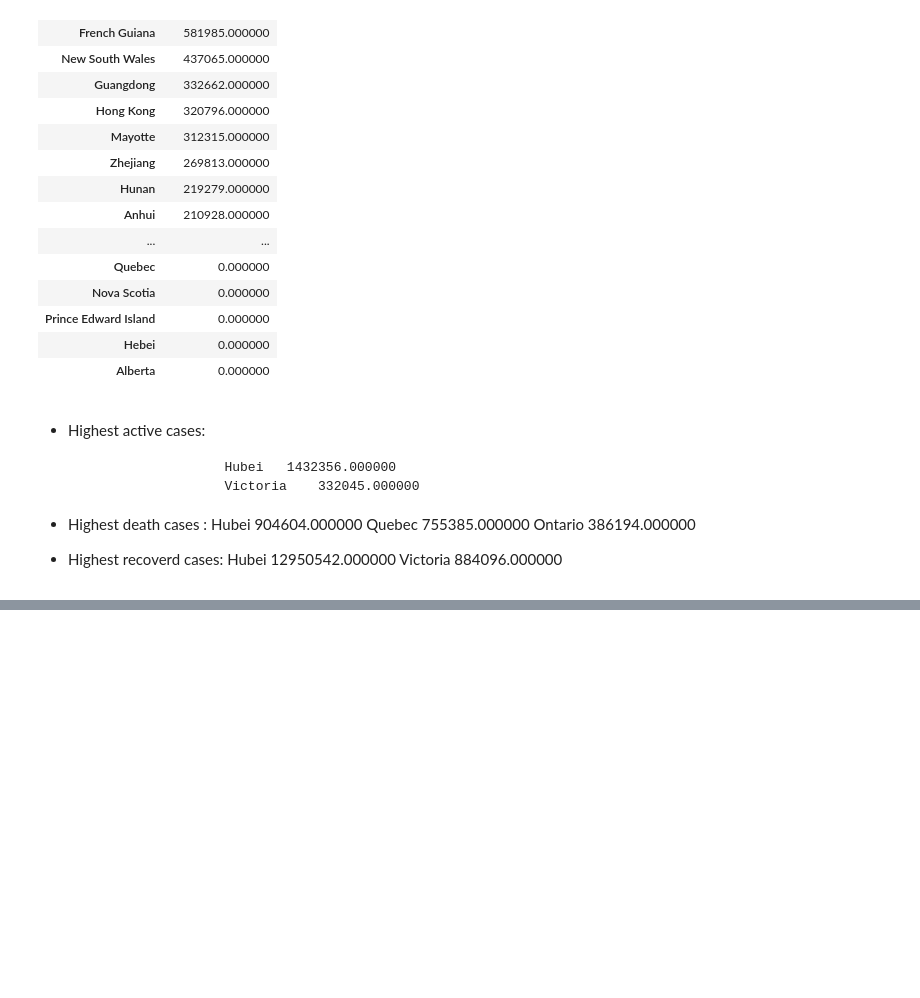
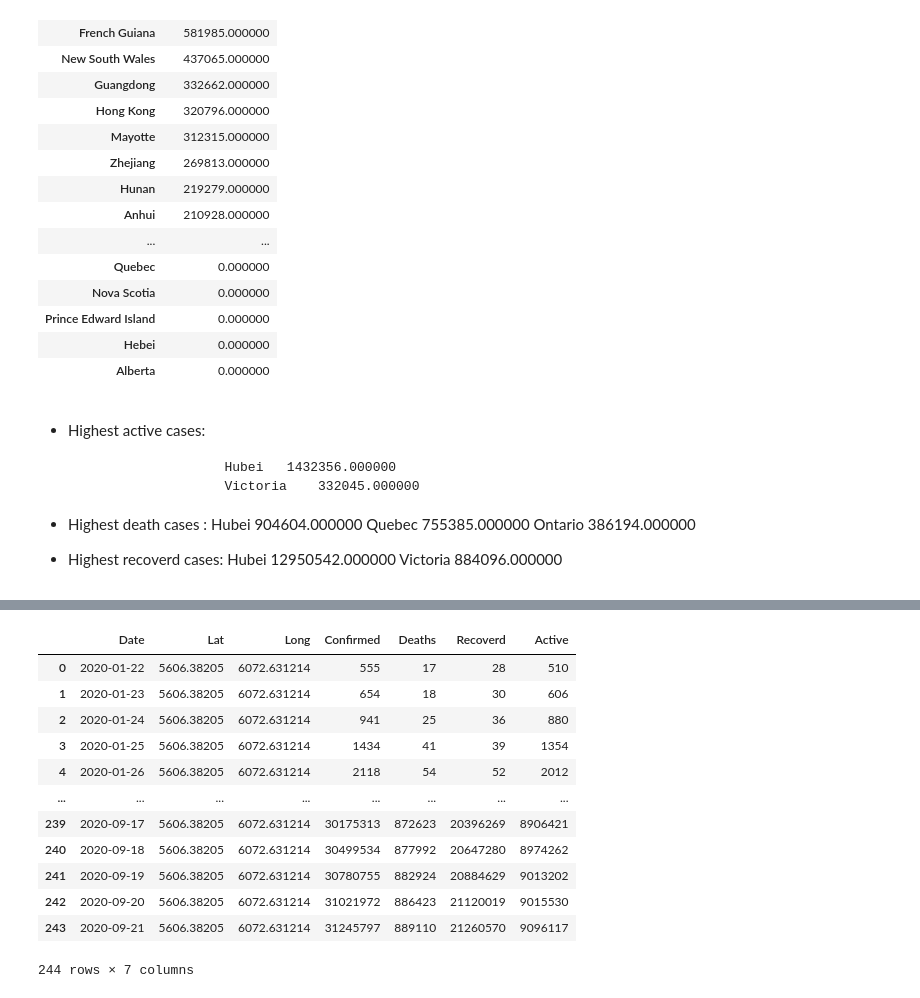
Before and after one commit to KrishnaDesai16/Covid19CovidPrediction-, a Jupyter notebook: Covid19Prediction.ipynb, the cells around one changed output, grey strips where cells are left out. Saved outputs shown, nothing was run; the diff lists cells and outputs as text; code cells hidden in the pictures; blank space fills up the shorter version.

```diff
--- a/Covid19Prediction.ipynb
+++ b/Covid19Prediction.ipynb
@@ -350,0 +348,20 @@ Data.set_index('Date')
+# %%
+Data.drop('Unnamed: 0',axis=1,inplace=True)
+# %%
+data=Data.groupby('Date')[['Lat','Long','Date','Confirmed','Deaths','Recoverd','Active']].sum().reset_index()
+# %%
+data
+# %% [output]
+|  | Date | Lat | Long | Confirmed | Deaths | Recoverd | Active |
+| 0 | 2020-01-22 | 5606.38205 | 6072.631214 | 555 | 17 | 28 | 510 |
+| 1 | 2020-01-23 | 5606.38205 | 6072.631214 | 654 | 18 | 30 | 606 |
+| 2 | 2020-01-24 | 5606.38205 | 6072.631214 | 941 | 25 | 36 | 880 |
+| 3 | 2020-01-25 | 5606.38205 | 6072.631214 | 1434 | 41 | 39 | 1354 |
+| 4 | 2020-01-26 | 5606.38205 | 6072.631214 | 2118 | 54 | 52 | 2012 |
+| ... | ... | ... | ... | ... | ... | ... | ... |
+| 239 | 2020-09-17 | 5606.38205 | 6072.631214 | 30175313 | 872623 | 20396269 | 8906421 |
+| 240 | 2020-09-18 | 5606.38205 | 6072.631214 | 30499534 | 877992 | 20647280 | 8974262 |
+| 241 | 2020-09-19 | 5606.38205 | 6072.631214 | 30780755 | 882924 | 20884629 | 9013202 |
+| 242 | 2020-09-20 | 5606.38205 | 6072.631214 | 31021972 | 886423 | 21120019 | 9015530 |
+| 243 | 2020-09-21 | 5606.38205 | 6072.631214 | 31245797 | 889110 | 21260570 | 9096117 |
+244 rows × 7 columns
```
Also changed, not shown: parts of 23 cells of this notebook.
